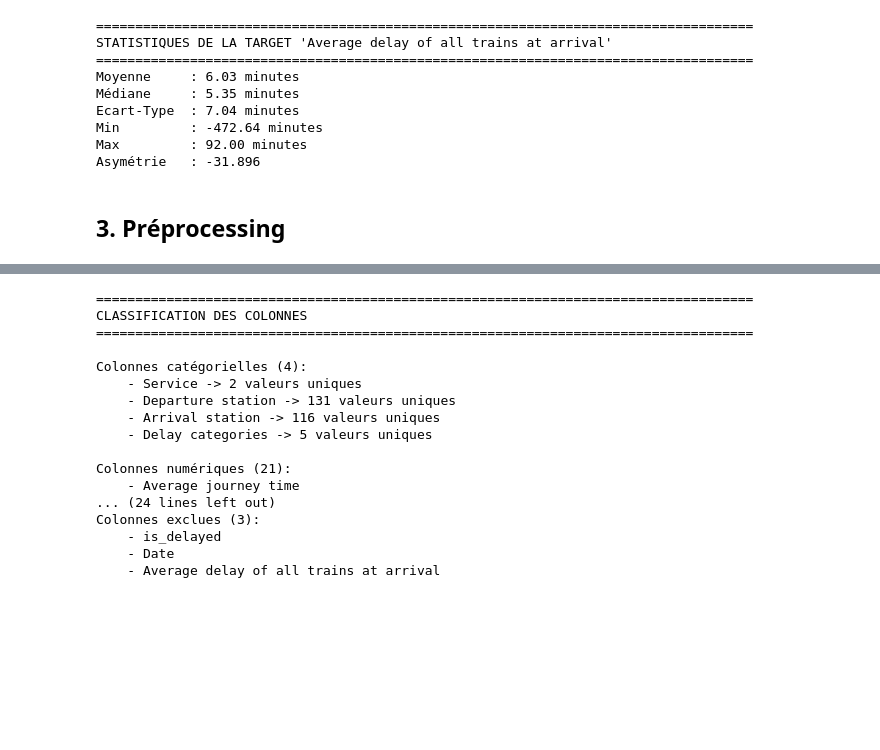
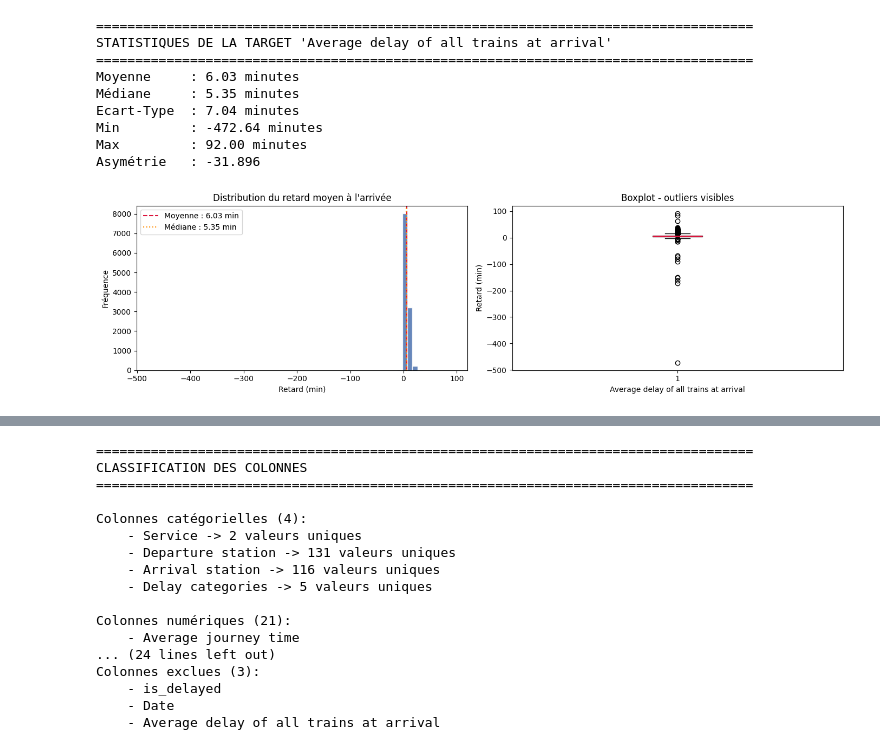
Before and after one commit to LaurinceG4N0/tardis-sncf, a Jupyter notebook: tardis_model.ipynb, the cells around one changed output, grey strips where cells are left out. Saved outputs shown, nothing was run; the diff lists cells and outputs as text; code cells hidden in the pictures; blank space fills up the shorter version.

```diff
--- a/tardis_model.ipynb
+++ b/tardis_model.ipynb
@@ -193,5 +210,44 @@ Ecart-Type  : 7.04 minutes
 Min         : -472.64 minutes
 Max         : 92.00 minutes
 Asymétrie   : -31.896
-# %% [markdown]
-## 3. Préprocessing
+# %%
+# Visualisation de la distribution de la TARGET
+fig, axes = plt.subplots(1, 2, figsize=(14, 4))
+
+# Histogramme
+axes[0].hist(
+    df[TARGET].dropna(), bins=60, color="#4C72B0", edgecolor="white", alpha=0.85
+)
+axes[0].axvline(
+    df[TARGET].mean(),
+    color="crimson",
+    linestyle="--",
+    label=f"Moyenne : {df[TARGET].mean():.2f} min",
+)
+axes[0].axvline(
+    df[TARGET].median(),
+    color="darkorange",
+    linestyle=":",
+    label=f"Médiane : {df[TARGET].median():.2f} min",
+)
+axes[0].set_title("Distribution du retard moyen à l'arrivée")
+axes[0].set_xlabel("Retard (min)")
+axes[0].set_ylabel("Fréquence")
+axes[0].legend()
+
+# Boxplot
+axes[1].boxplot(
+    df[TARGET].dropna(),
+    vert=True,
+    patch_artist=True,
+    boxprops=dict(facecolor="#4C72B0", alpha=0.7),
+    medianprops=dict(color="crimson", linewidth=2),
+)
+axes[1].set_title("Boxplot - outliers visibles")
+axes[1].set_ylabel("Retard (min)")
+axes[1].set_xlabel(TARGET)
+
+plt.tight_layout()
+plt.show()
+# %% [output]
+[figure, added]
```
Also changed, not shown: parts of 40 cells of this notebook, 4 other files.
